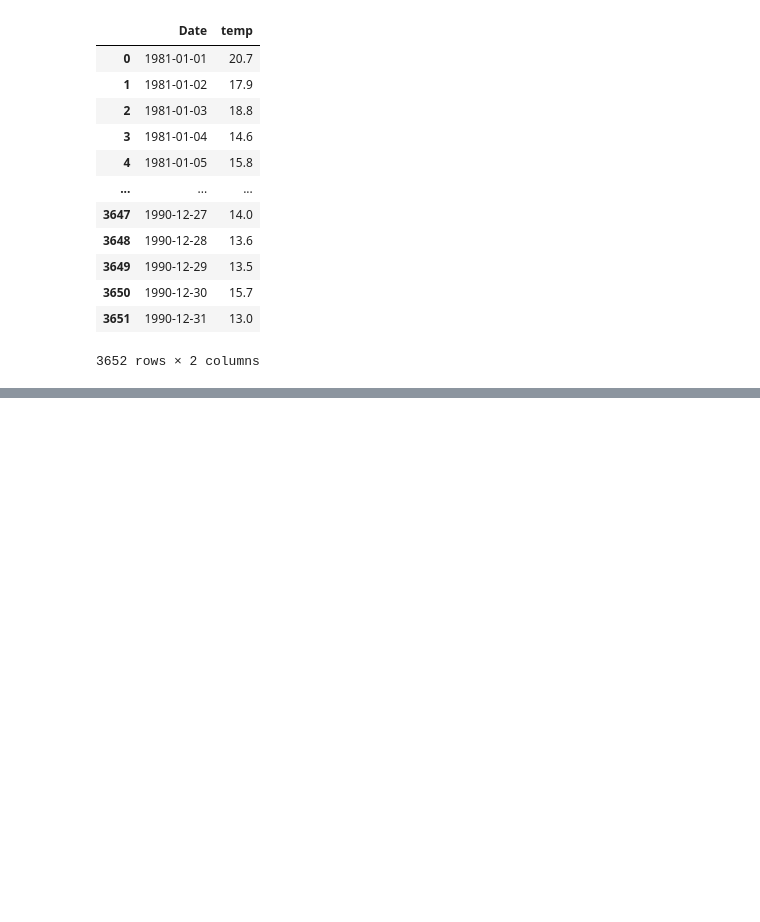
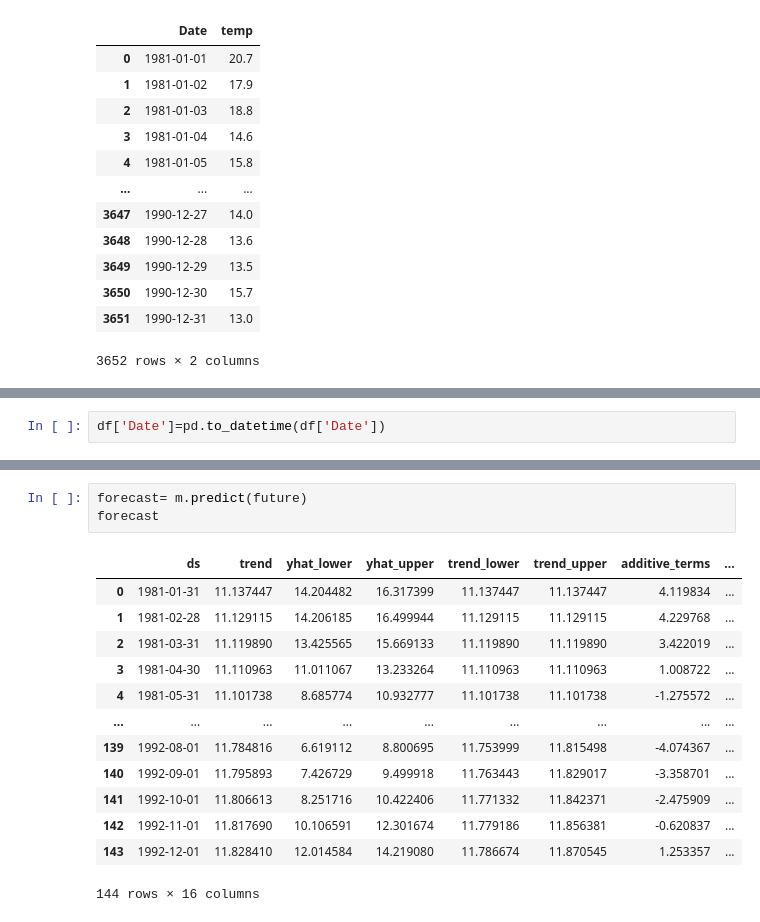
Before and after one commit to Zeeshan-99/Auto_ML_python, a Jupyter notebook: Automl_app/AutoML_timeseries.ipynb, the cells around one changed output, grey strips where cells are left out. Drawn from its saved outputs; the diff is of its cells as text; blank space fills up the shorter version.

```diff
--- a/Automl_app/AutoML_timeseries.ipynb
+++ b/Automl_app/AutoML_timeseries.ipynb
@@ -491,0 +517,2 @@ sns.lineplot(x='Date', y='temp', data=df)
+# %%
+df['Date']=pd.to_datetime(df['Date'])
@@ -491,0 +563,17 @@ sns.lineplot(x='Date', y='temp', data=df)
+# %%
+forecast= m.predict(future)
+forecast
+# %% [output]
+|  | ds | trend | yhat_lower | yhat_upper | trend_lower | trend_upper | additive_terms | ... |
+| 0 | 1981-01-31 | 11.137447 | 14.204482 | 16.317399 | 11.137447 | 11.137447 | 4.119834 | ... |
+| 1 | 1981-02-28 | 11.129115 | 14.206185 | 16.499944 | 11.129115 | 11.129115 | 4.229768 | ... |
+| 2 | 1981-03-31 | 11.119890 | 13.425565 | 15.669133 | 11.119890 | 11.119890 | 3.422019 | ... |
+| 3 | 1981-04-30 | 11.110963 | 11.011067 | 13.233264 | 11.110963 | 11.110963 | 1.008722 | ... |
+| 4 | 1981-05-31 | 11.101738 | 8.685774 | 10.932777 | 11.101738 | 11.101738 | -1.275572 | ... |
+| ... | ... | ... | ... | ... | ... | ... | ... | ... |
+| 139 | 1992-08-01 | 11.784816 | 6.619112 | 8.800695 | 11.753999 | 11.815498 | -4.074367 | ... |
+| 140 | 1992-09-01 | 11.795893 | 7.426729 | 9.499918 | 11.763443 | 11.829017 | -3.358701 | ... |
+| 141 | 1992-10-01 | 11.806613 | 8.251716 | 10.422406 | 11.771332 | 11.842371 | -2.475909 | ... |
+| 142 | 1992-11-01 | 11.817690 | 10.106591 | 12.301674 | 11.779186 | 11.856381 | -0.620837 | ... |
+| 143 | 1992-12-01 | 11.828410 | 12.014584 | 14.219080 | 11.786674 | 11.870545 | 1.253357 | ... |
+144 rows × 16 columns
```
Also changed, not shown: parts of 13 cells of this notebook, 1 other file.
